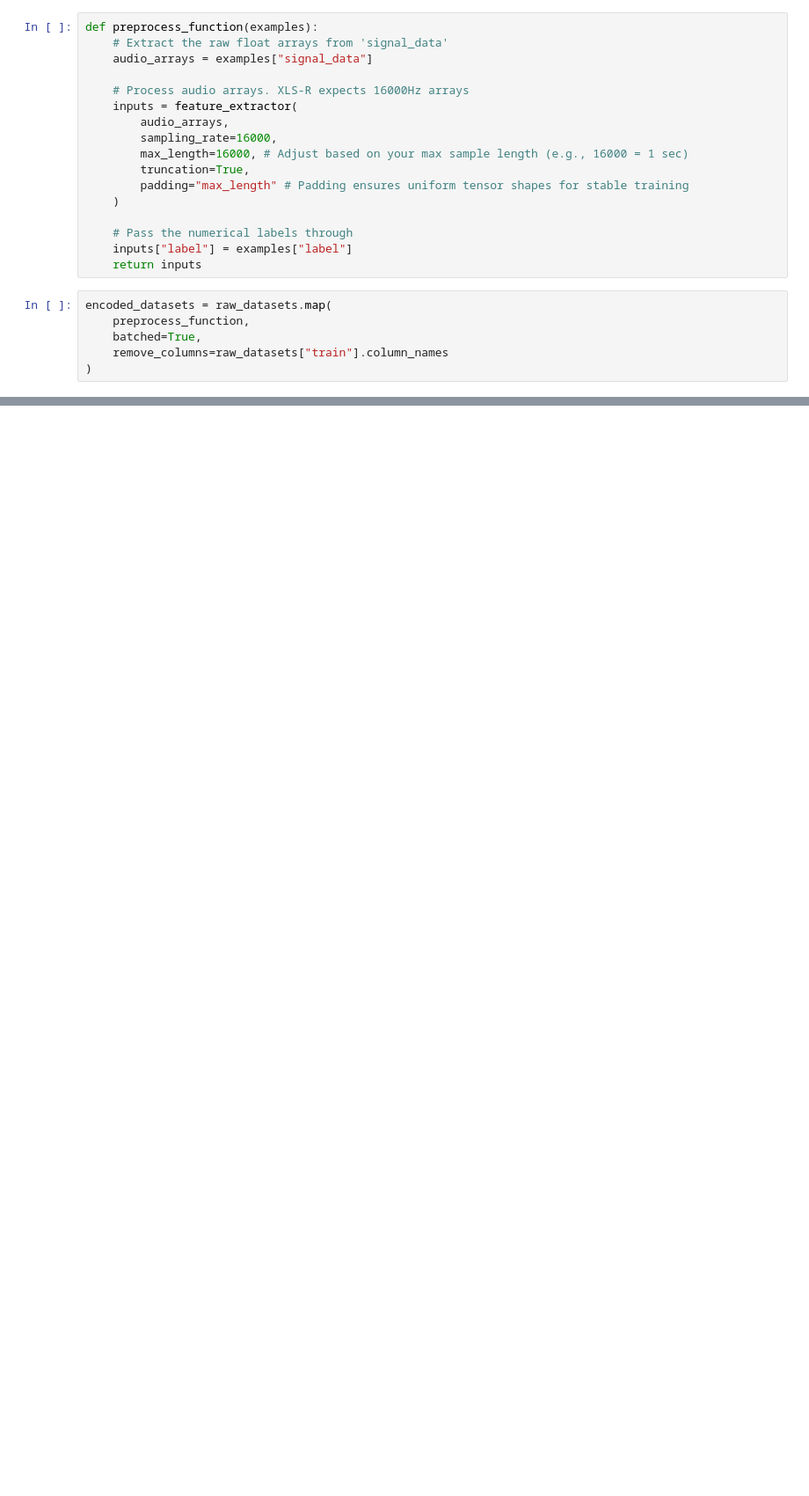
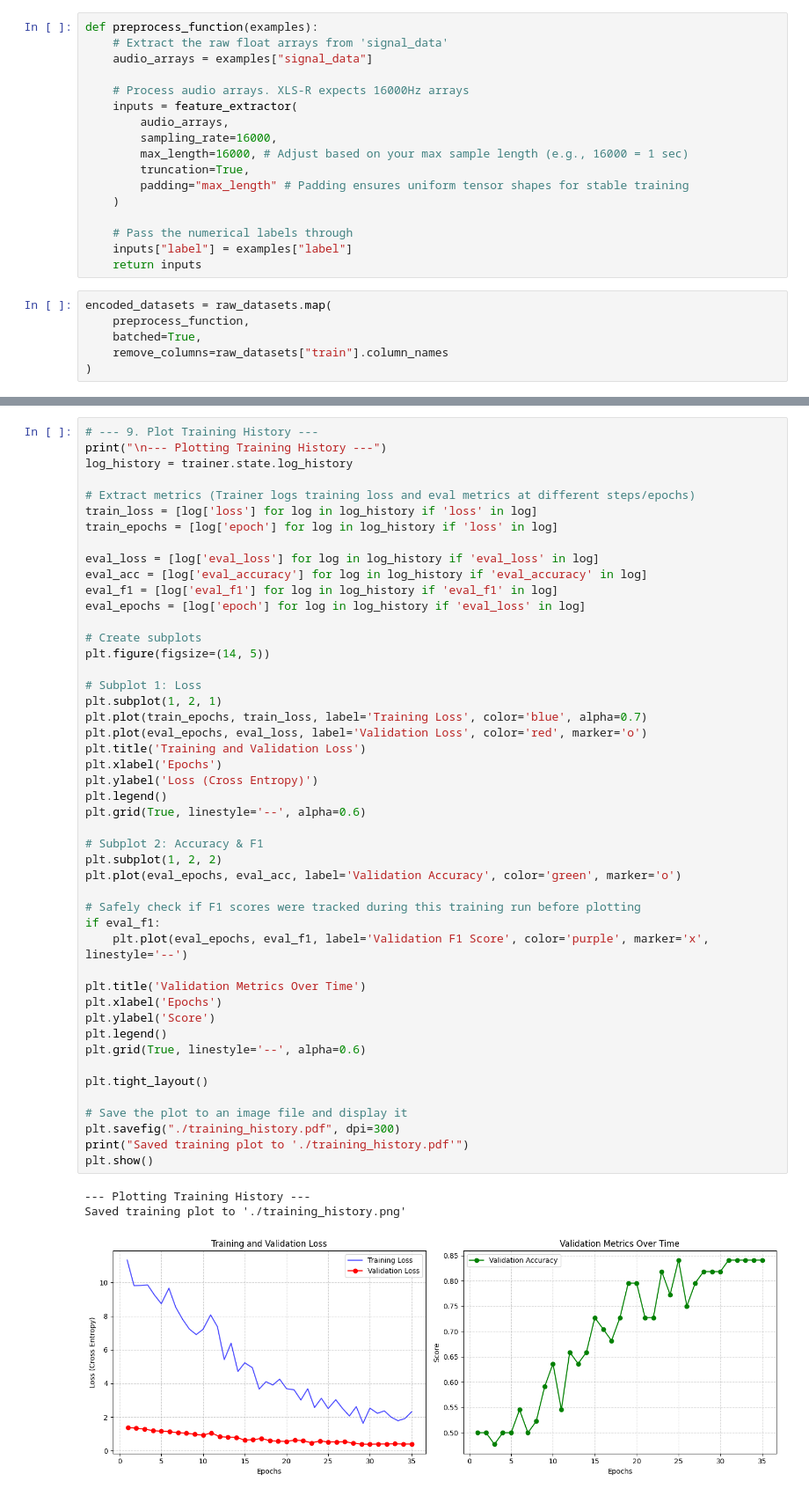
Before and after one commit to PacharaWin/language_waveform_classification, a Jupyter notebook: wav2vec_bl.ipynb, the cells around one changed output, grey strips where cells are left out. Shown at 88% size. Cells and saved outputs as stored; diff of their text form; blank space fills up the shorter version.

```diff
--- a/wav2vec_bl.ipynb
+++ b/wav2vec_bl.ipynb
@@ -182,0 +238,51 @@ Training complete! Best model successfully saved to ./final-wav2vec2-language-cl
+# %%
+# --- 9. Plot Training History ---
+print("\n--- Plotting Training History ---")
+log_history = trainer.state.log_history
+
+# Extract metrics (Trainer logs training loss and eval metrics at different steps/epochs)
+train_loss = [log['loss'] for log in log_history if 'loss' in log]
+train_epochs = [log['epoch'] for log in log_history if 'loss' in log]
+
+eval_loss = [log['eval_loss'] for log in log_history if 'eval_loss' in log]
+eval_acc = [log['eval_accuracy'] for log in log_history if 'eval_accuracy' in log]
+eval_f1 = [log['eval_f1'] for log in log_history if 'eval_f1' in log]
+eval_epochs = [log['epoch'] for log in log_history if 'eval_loss' in log]
+
+# Create subplots
+plt.figure(figsize=(14, 5))
+
+# Subplot 1: Loss
+plt.subplot(1, 2, 1)
+plt.plot(train_epochs, train_loss, label='Training Loss', color='blue', alpha=0.7)
+plt.plot(eval_epochs, eval_loss, label='Validation Loss', color='red', marker='o')
+plt.title('Training and Validation Loss')
+plt.xlabel('Epochs')
+plt.ylabel('Loss (Cross Entropy)')
+plt.legend()
+plt.grid(True, linestyle='--', alpha=0.6)
+
+# Subplot 2: Accuracy & F1
+plt.subplot(1, 2, 2)
+plt.plot(eval_epochs, eval_acc, label='Validation Accuracy', color='green', marker='o')
+
+# Safely check if F1 scores were tracked during this training run before plotting
+if eval_f1:
+    plt.plot(eval_epochs, eval_f1, label='Validation F1 Score', color='purple', marker='x', linestyle='--')
+
+plt.title('Validation Metrics Over Time')
+plt.xlabel('Epochs')
+plt.ylabel('Score')
+plt.legend()
+plt.grid(True, linestyle='--', alpha=0.6)
+
+plt.tight_layout()
+
+# Save the plot to an image file and display it
+plt.savefig("./training_history.pdf", dpi=300)
+print("Saved training plot to './training_history.pdf'")
+plt.show()
+# %% [output]
+--- Plotting Training History ---
+Saved training plot to './training_history.png'
+[figure, added]
```
Also changed, not shown: parts of 9 cells of this notebook, 1 other file.
